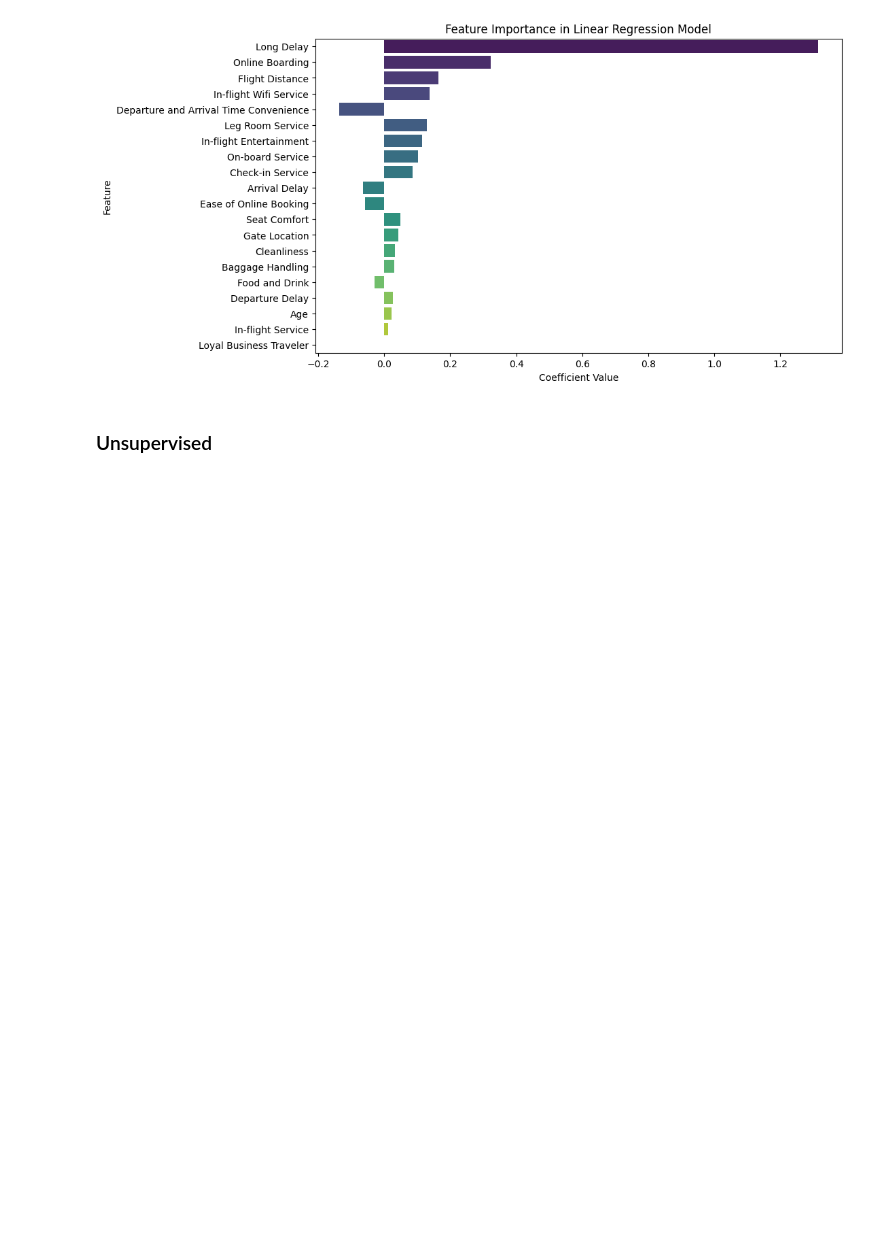
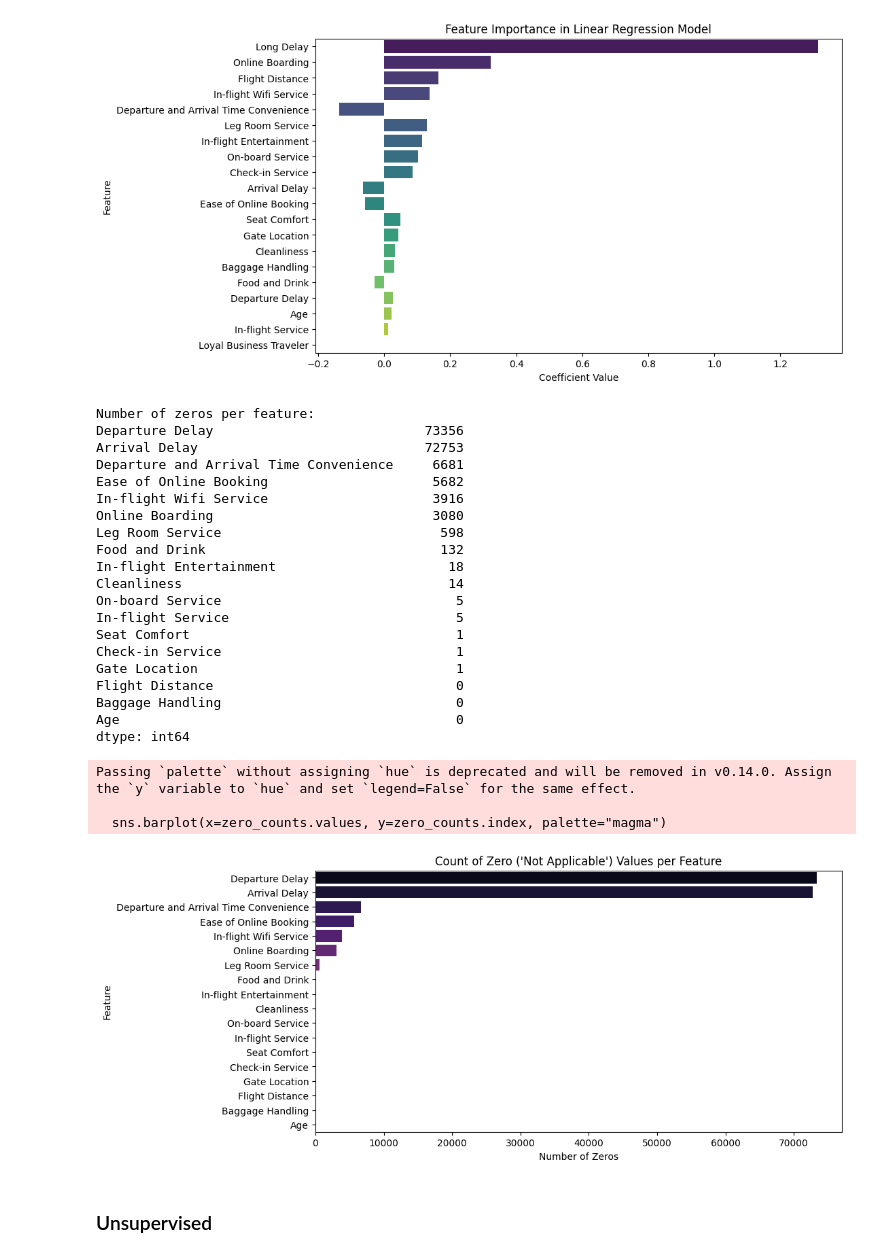
Before and after one commit to OCE1984/MScDataAnaltyicsPrinciples, a Jupyter notebook: DAP_Final_Assessment3.ipynb, the cells around one changed output. Cells and saved outputs as stored; diff of their text form; code cells hidden in the pictures; blank space fills up the shorter version.

```diff
--- a/DAP_Final_Assessment3.ipynb
+++ b/DAP_Final_Assessment3.ipynb
@@ -691,5 +754,52 @@ Passing `palette` without assigning `hue` is deprecated and will be removed in v
 
   sns.barplot(x='Coefficient', y='Feature', data=coefficients, palette='viridis')
 [figure]
+# %%
+# Count zeros in each rating feature
+features = ['Age', 'Flight Distance', 'In-flight Wifi Service',
+            'Departure and Arrival Time Convenience', 'Ease of Online Booking',
+            'Gate Location', 'Food and Drink', 'Online Boarding', 'Seat Comfort',
+            'In-flight Entertainment', 'On-board Service', 'Leg Room Service',
+            'Baggage Handling', 'Check-in Service', 'In-flight Service',
+            'Cleanliness', 'Departure Delay', 'Arrival Delay',
+            ]
+zero_counts = (df_original[features] == 0).sum().sort_values(ascending=False)
+
+# Display counts
+print("Number of zeros per feature:")
+print(zero_counts)
+
+# Visualize the counts clearly
+plt.figure(figsize=(10, 5))
+sns.barplot(x=zero_counts.values, y=zero_counts.index, palette="magma")
+plt.title("Count of Zero ('Not Applicable') Values per Feature")
+plt.xlabel("Number of Zeros")
+plt.ylabel("Feature")
+plt.show()
+# %% [output]
+Number of zeros per feature:
+Departure Delay                           73356
+Arrival Delay                             72753
+Departure and Arrival Time Convenience     6681
+Ease of Online Booking                     5682
+In-flight Wifi Service                     3916
+Online Boarding                            3080
+Leg Room Service                            598
+Food and Drink                              132
+In-flight Entertainment                      18
+Cleanliness                                  14
+On-board Service                              5
+In-flight Service                             5
+Seat Comfort                                  1
+Check-in Service                              1
+Gate Location                                 1
+Flight Distance                               0
+Baggage Handling                              0
+Age                                           0
+dtype: int64
+Passing `palette` without assigning `hue` is deprecated and will be removed in v0.14.0. Assign the `y` variable to `hue` and set `legend=False` for the same effect.
+
+  sns.barplot(x=zero_counts.values, y=zero_counts.index, palette="magma")
+[figure, added]
 # %% [markdown]
 ### Unsupervised
```
Also changed, not shown: parts of 10 cells of this notebook.
